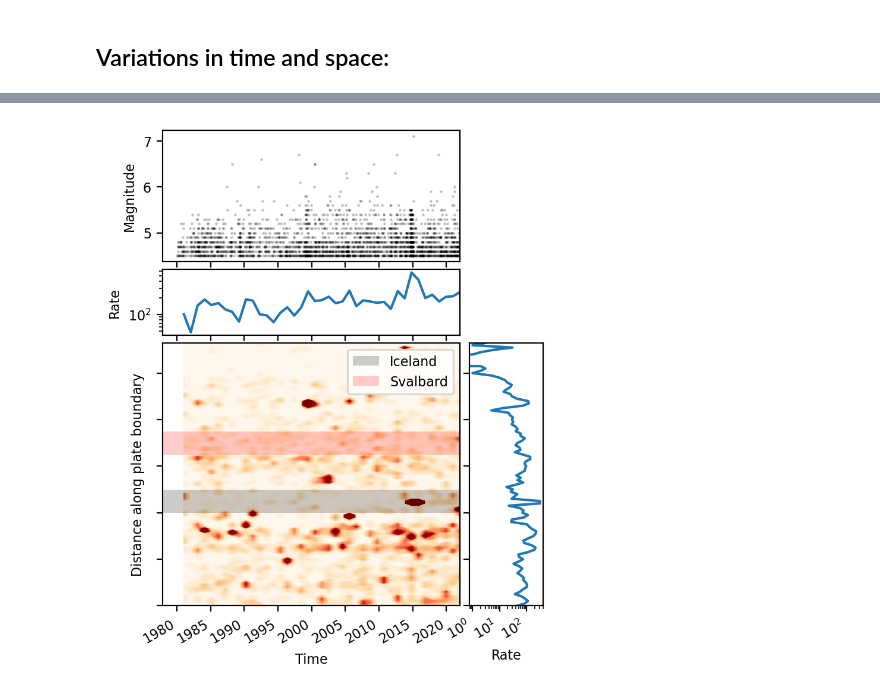
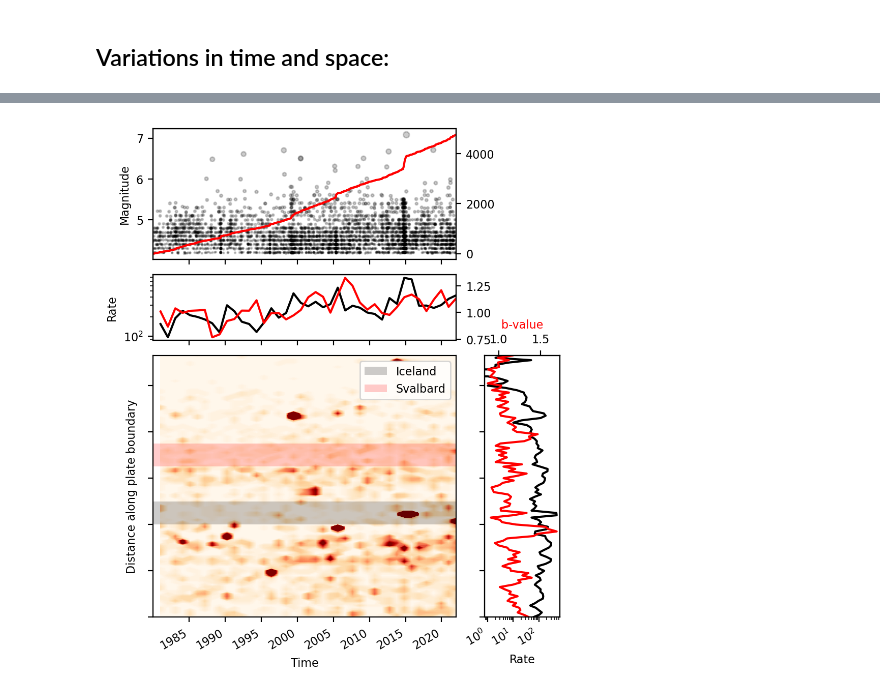
Before and after one commit to keliankaz/GrGIA_seismicity, a Jupyter notebook: gr_gia_seismic_analisys.ipynb, the cells around one changed output, grey strips where cells are left out. Drawn from its saved outputs; the diff is of its cells as text; code cells hidden in the pictures.

Commit message:
add b-value

```diff
--- a/gr_gia_seismic_analisys.ipynb
+++ b/gr_gia_seismic_analisys.ipynb
@@ -181,2 +181,3 @@ else:
 # %%
 catalog = EarthquakeCatalog._add_time_column(catalog, "time")
+catalog = catalog.sort_values(by="time", ascending=True, ignore_index=True)
@@ -295,0 +373,15 @@ def get_clustered_fraction(t):
+# %%
+catalog_statistics = {
+    "b-value (b-positive)": lambda cat: get_bpositive(cat.mag.to_numpy(),0,apply_jitter=True, inc = 0.1),
+    "b-value": lambda cat: get_bvalue(cat.mag.to_numpy(),MAGNITUDE_OF_COMPLETENESS,apply_jitter=False,inc=0.1),
+    "clustered fraction": lambda cat: get_clustered_fraction(cat.time.to_numpy()),
+}
+
+fig, axes = plt.subplots(1,len(catalog_statistics),figsize=(6,2),dpi=200)
+boot = 10000
+for ax, (name, fun) in zip(axes, catalog_statistics.items()):
+    res = bootstrap_df(plate_boundary_catalog, fun, boot=boot)
+    ax.hist(res,100)
+    ax.set_xlabel(name)
+
+plt.tight_layout()
@@ -321,6 +414,7 @@ ax.scatter(queries[::10,1],queries[::10,0],marker='x',c='k', transform=ccrs.Plat
 # %%
 NUMBER_OF_PERIODS = 42 # number of periods to split the catalog into
 WINDOW_SIZE = 100 # km
+NUMBER_OF_EVENTS = 200
 
 rate_grid = []
 b_time = []
@@ -334,6 +428,28 @@ date_range = pd.date_range(
     periods=NUMBER_OF_PERIODS
 )
 
+# Time statistics:
+time_statistics = {k:[] for k in catalog_statistics.keys()}
+for t1,t2 in zip(date_range[:-1],date_range[1:]):
+    sub_catalog = catalog[(catalog.time < t2) &  (catalog.time > t1)]
+    for k,v in catalog_statistics.items():
+        time_statistics[k].append(v(sub_catalog))
+
+# Space statistics:
+space_statistics = {k:[] for k in catalog_statistics.keys()}
+
+# get the indices of the k nearest neighbors to each point in the boundary
+indices = get_geometry_neighbors(
+    catalog,
+    interp_merged_boundary,
+    fun=k_nearest_search,
+    kwarg={"k":NUMBER_OF_EVENTS}
+)
+for indices_for_one_point in indices:
+    for k,v in catalog_statistics.items():
+        space_statistics[k].append(v(catalog.loc[indices_for_one_point]))
+
+# Space-time rate:
 for t1,t2 in zip(date_range[:-1],date_range[1:]):
     sub_catalog = catalog[(catalog.time < t2) &  (catalog.time > t1)]
     indices = get_geometry_neighbors(
@@ -347,17 +463,11 @@ for t1,t2 in zip(date_range[:-1],date_range[1:]):
 
 rate_grid = np.array(rate_grid).T
 
-#b_time = np.array(b_time)
-
-points = np.array([catalog.lat.to_numpy(),catalog.lon.to_numpy()]).T
-indices = radius_search(points,queries,RADIUS)
-#b_space= np.array([get_bvalue(catalog.mag.to_numpy()[i],MAGNITUDE_OF_COMPLETENESS) for i in indices])
-
-
-fig = plt.figure(figsize=(4, 5), dpi=200)
+# Begin the plotting
+fig = plt.figure(figsize=(5, 6), dpi=200)
 gs = fig.add_gridspec(3, 2,  width_ratios=(4, 1), height_ratios=(2, 1, 4),
                       left=0.1, right=0.9, bottom=0.1, top=0.9,
-                      wspace=0.05, hspace=0.05)
+                      wspace=0.15, hspace=0.1)
 
 ax = fig.add_subplot(gs[2, 0])
 ax_seis = fig.add_subplot(gs[0, 0], sharex=ax)
@@ -365,15 +475,29 @@ ax_x = fig.add_subplot(gs[1, 0], sharex=ax)
 ax_y = fig.add_subplot(gs[2, 1], sharey=ax)
 
 # plot the earthquake catalog
-ax_seis.scatter(plate_boundary_catalog.time.to_numpy(),plate_boundary_catalog.mag.to_numpy(),s=0.5,c='k',alpha=0.2)
+ax_seis.scatter(
+    plate_boundary_catalog.time.to_numpy(),jitter(plate_boundary_catalog.mag.to_numpy(),0.01),
+    s=np.exp((plate_boundary_catalog.mag.to_numpy()-MAGNITUDE_OF_COMPLETENESS)),
+    c='k',
+    alpha=0.2,
+    edgecolors=None,
+)
+
 ax_seis.set_ylabel('Magnitude')
 
+ax_seis_b = ax_seis.twinx()
+ax_seis_b.plot(
+    plate_boundary_catalog.time.to_numpy(),
+    np.arange(len(plate_boundary_catalog.time.to_numpy())),
+    c='r'
+)
+
 # plot the rate_grid of events over time
-ax_x.plot(date_range[1:], rate_grid.sum(axis=0))
+ax_x.plot(date_range[1:], rate_grid.sum(axis=0),c='k')
 ax_x.set_yscale('log')
 ax_x.set_ylabel('Rate')
-# ax_x_b = ax_x.twinx()
-# ax_x_b.plot(date_range[1:], b_time, c='r')
+ax_x_b = ax_x.twinx()
+ax_x_b.plot(date_range[1:],time_statistics['b-value (b-positive)'], c='r')
 
 # plot the rate_grid of events over time and space
 max_level = 0.1*rate_grid.max()
@@ -383,7 +507,6 @@ cf = ax.contourf(
     np.arange(len(rate_grid))*100,
     rate_grid,
     levels=levels,
-    aspect='auto',
     cmap='OrRd',
     vmax=max_level,
     extend="max",
@@ -396,13 +519,16 @@ ax.legend()
 
 ax.set_xlabel("Time")
 ax.set_ylabel("Distance along plate boundary")
+ax.margins(x=0)
 plt.gcf().autofmt_xdate()
 
 # plot the rate of events over space
-ax_y.plot(rate_grid.sum(axis=1), np.arange(len(rate_grid))*100)
+ax_y.plot(rate_grid.sum(axis=1), np.arange(len(rate_grid))*100,c='k')
 ax_y.set_yticklabels([])
 ax_y.set_xscale('log')
 ax_y.set_xlabel('Rate')
-# ax_y_b = ax_y.twiny()
-# ax_y_b.plot(b_space, np.arange(len(rate))*100, c='r')
+
+ax_y_b = ax_y.twiny()
+ax_y_b.plot(space_statistics['b-value (b-positive)'], np.arange(len(np.column_stack(interp_merged_boundary.xy)))*100, c='r');
+ax_y_b.set_xlabel('b-value', color='r');
 # %% [output]
@@ -410 +535 @@ Text(0.5, 0, 'Rate')
-[figure, old version]
+[figure, new version]
```
Also changed, not shown: parts of 15 cells of this notebook, 2 other files.
